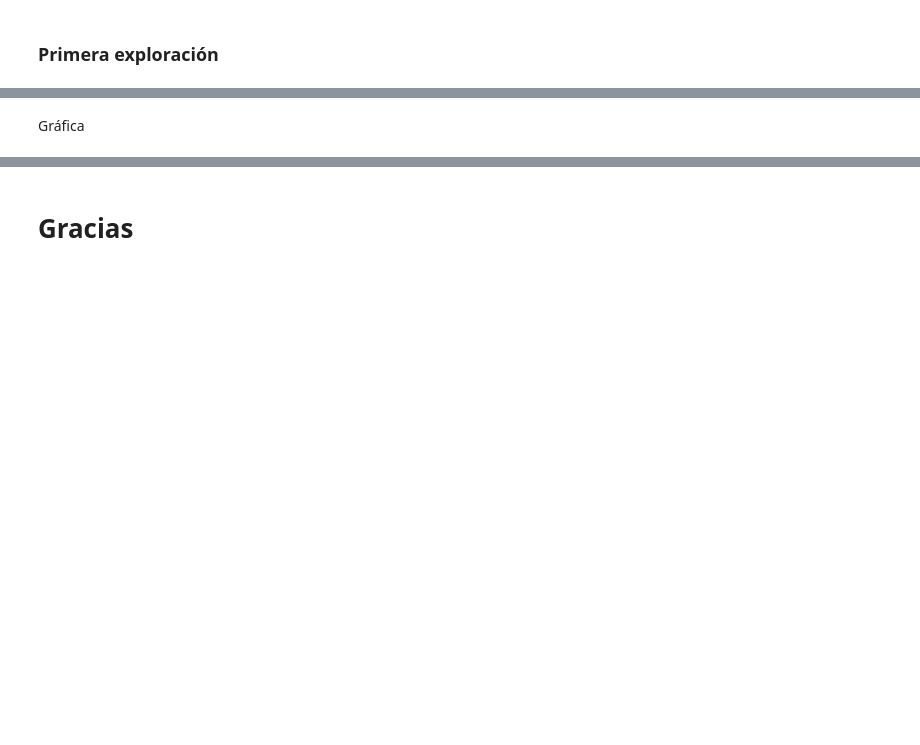
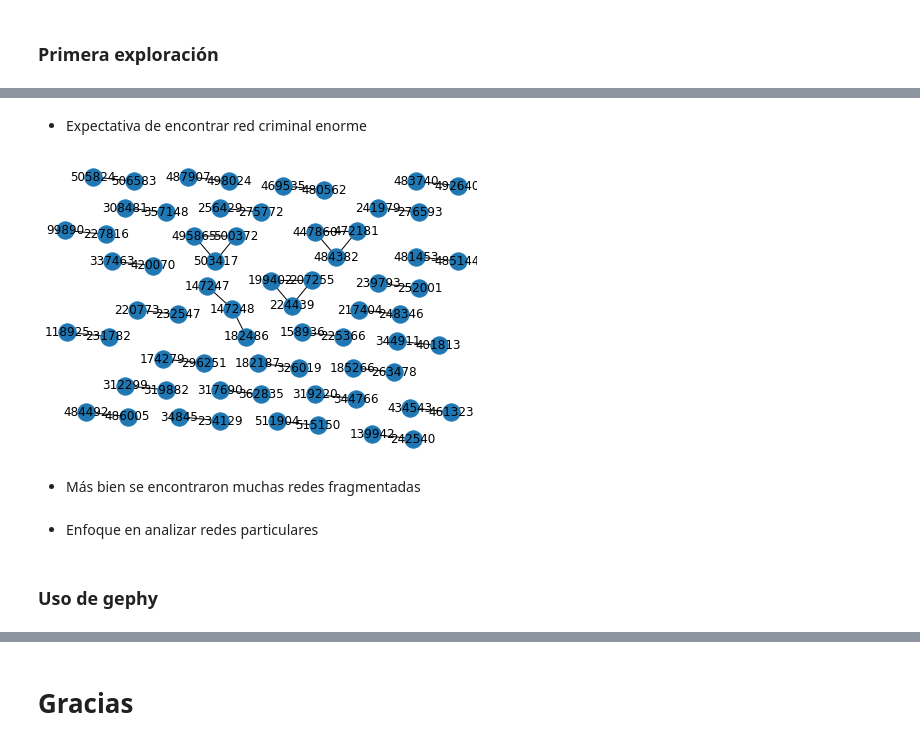
Before and after one commit to santibatte/criminal_communities, a Jupyter notebook: presentation/pres.ipynb, the cells around one changed output, grey strips where cells are left out. Saved outputs shown, nothing was run; the diff lists cells and outputs as text; code cells hidden in the pictures; blank space fills up the shorter version.

```diff
--- a/presentation/pres.ipynb
+++ b/presentation/pres.ipynb
@@ -101,5 +97,23 @@ Más contenido....
-# %% [markdown]
-Gráfica
+# %% [markdown]
+- Expectativa de encontrar red criminal enorme
+# %%
+df = pd.read_csv("../Cooffending/Cooffending.csv")
+# %%
+df=df.drop_duplicates(subset =["OffenderIdentifier","CrimeIdentifier"])
+A=create_adj_matrix(df)
+G= create_graph_object(A)
+# %%
+G_2 = filter_number_connections(30, A, G)
+# %%
+nx.draw(G_2, pos=nx.drawing.nx_agraph.graphviz_layout(G_2), with_labels=True)
+# %% [output]
+[figure, added]
+# %% [markdown]
+- Más bien se encontraron muchas redes fragmentadas
+# %% [markdown]
+- Enfoque en analizar redes particulares
+# %% [markdown]
+### Uso de gephy
 # %%
 HTML('<iframe width="2000" height="900" src="http://[::]:8000/" frameborder="0" allowfullscreen></iframe>')
 # %% [output]
```
Also changed, not shown: parts of 18 cells of this notebook.
